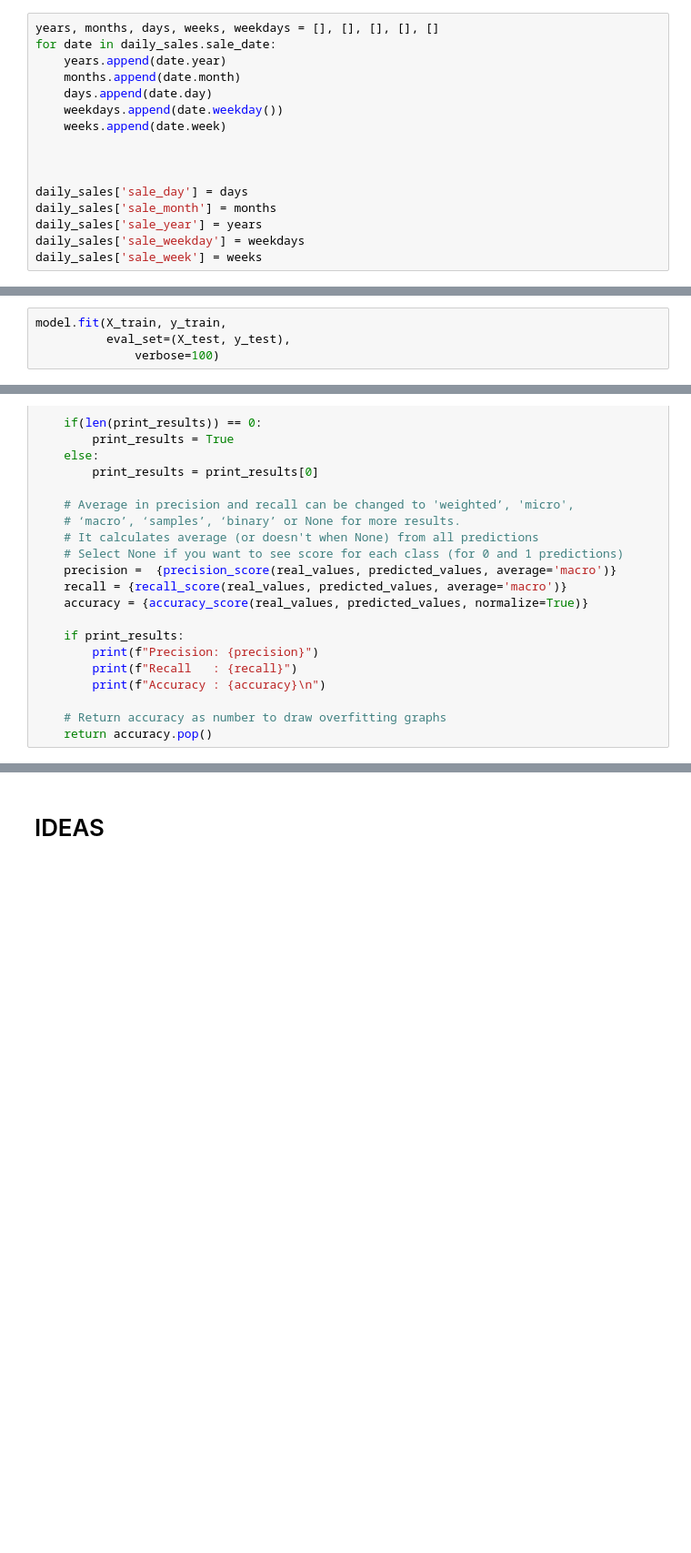
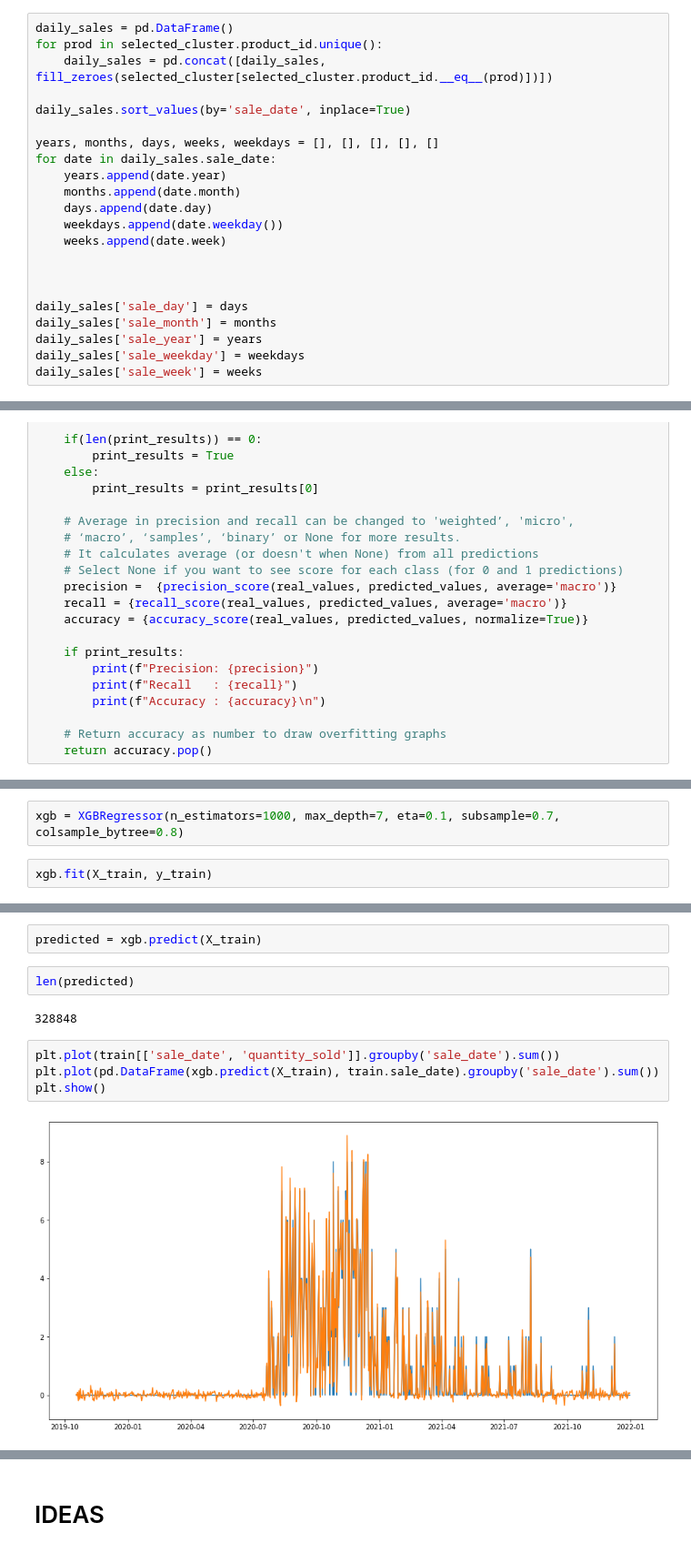
Before and after one commit to xSchon/BP, a Jupyter notebook: Preprocessing.ipynb, the cells around one changed output, grey strips where cells are left out. Shown at 91% size. Drawn from its saved outputs; the diff is of its cells as text; blank space fills up the shorter version.

Commit message:
Rework to weekly sales and XGB

```diff
--- a/Preprocessing.ipynb
+++ b/Preprocessing.ipynb
@@ -547,4 +671,10 @@ daily_sales.sort_values(by='sale_date', inplace=True)
 # %%
+daily_sales = pd.DataFrame()
+for prod in selected_cluster.product_id.unique():
+    daily_sales = pd.concat([daily_sales, fill_zeroes(selected_cluster[selected_cluster.product_id.__eq__(prod)])])
+
+daily_sales.sort_values(by='sale_date', inplace=True)
+
 years, months, days, weeks, weekdays = [], [], [], [], []
 for date in daily_sales.sale_date:
     years.append(date.year)
@@ -584,4 +701,0 @@ model = CatBoostRegressor(
-# %%
-model.fit(X_train, y_train,
-          eval_set=(X_test, y_test),
-              verbose=100)
@@ -705,0 +733,4 @@ plt.show()
+# %%
+xgb = XGBRegressor(n_estimators=1000, max_depth=7, eta=0.1, subsample=0.7, colsample_bytree=0.8)
+# %%
+xgb.fit(X_train, y_train)
@@ -705,0 +748,12 @@ plt.show()
+# %%
+predicted = xgb.predict(X_train)
+# %%
+len(predicted)
+# %% [output]
+328848
+# %%
+plt.plot(train[['sale_date', 'quantity_sold']].groupby('sale_date').sum())
+plt.plot(pd.DataFrame(xgb.predict(X_train), train.sale_date).groupby('sale_date').sum())
+plt.show()
+# %% [output]
+[figure, added]
```
Also changed, not shown: parts of 48 cells of this notebook.
